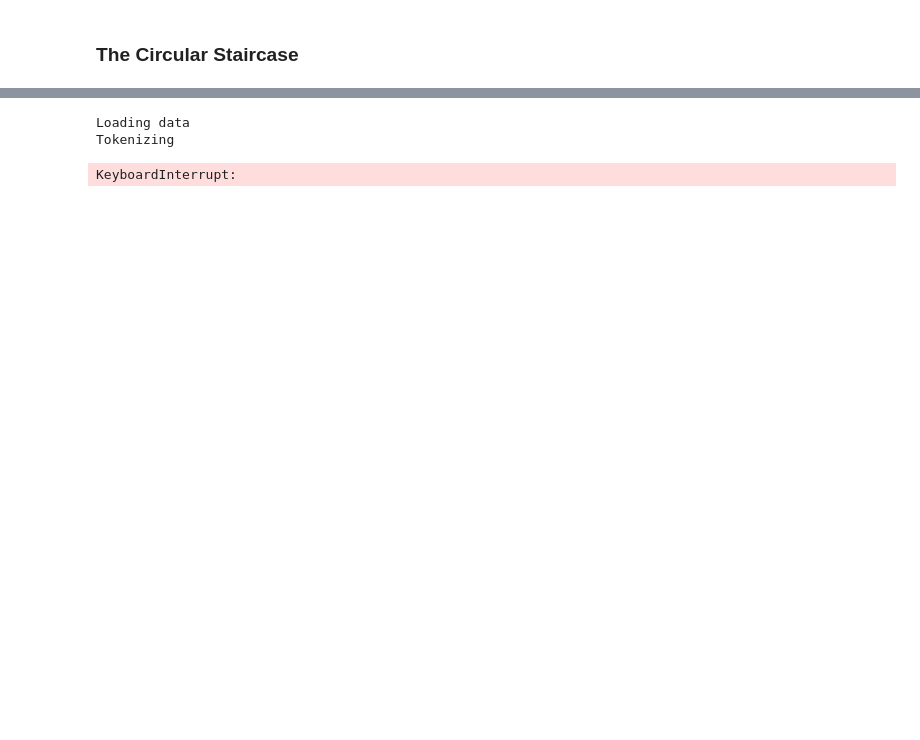
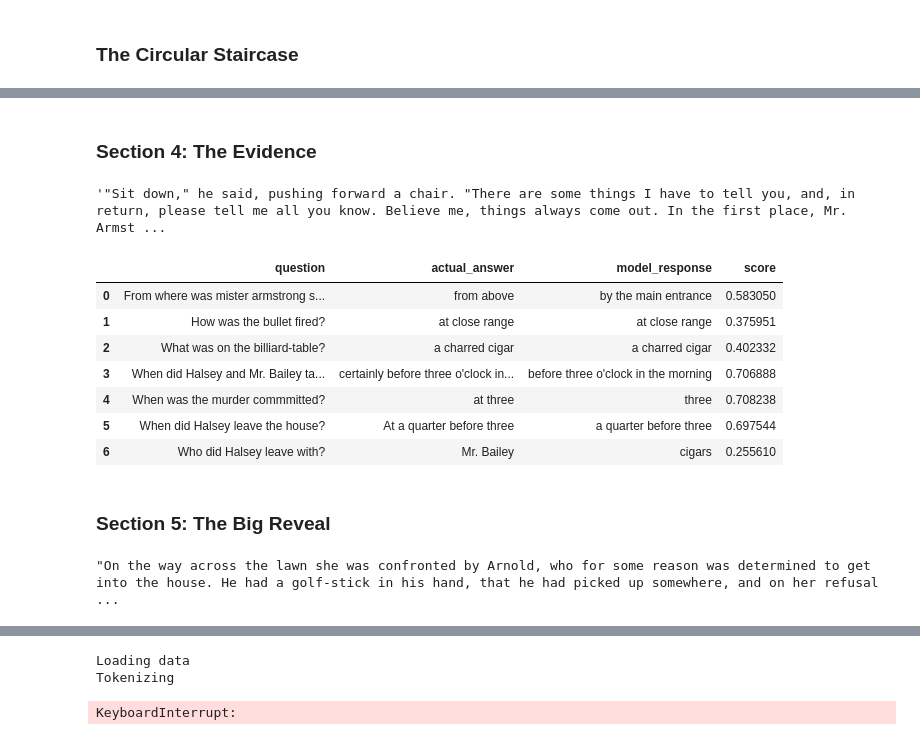
Before and after one commit to NLPaladins/rinehartAnalysis_questionAnswering, a Jupyter notebook: main.ipynb, the cells around one changed output, grey strips where cells are left out. Drawn from its saved outputs; the diff is of its cells as text; code cells hidden in the pictures; blank space fills up the shorter version.

```diff
--- a/main.ipynb
+++ b/main.ipynb
@@ -142,0 +219,24 @@ sentences = book.get_sentences()
+# %% [markdown]
+### Section 4: The Evidence
+# %%
+evidence_context
+# %% [output]
+'"Sit down," he said, pushing forward a chair. "There are some things I have to tell you, and, in return, please tell me all you know. Believe me, things always come out. In the first place, Mr. Armst ...
+# %%
+evidence_df = get_question_df(basic_nlp, evidence_questions, evidence_answers, evidence_context)
+evidence_df
+# %% [output]
+|  | question | actual_answer | model_response | score |
+| 0 | From where was mister armstrong s... | from above | by the main entrance | 0.583050 |
+| 1 | How was the bullet fired? | at close range | at close range | 0.375951 |
+| 2 | What was on the billiard-table? | a charred cigar | a charred cigar | 0.402332 |
+| 3 | When did Halsey and Mr. Bailey ta... | certainly before three o'clock in... | before three o'clock in the morning | 0.706888 |
+| 4 | When was the murder commmitted? | at three | three | 0.708238 |
+| 5 | When did Halsey leave the house? | At a quarter before three | a quarter before three | 0.697544 |
+| 6 | Who did Halsey leave with? | Mr. Bailey | cigars | 0.255610 |
+# %% [markdown]
+### Section 5: The Big Reveal
+# %%
+resolution_context
+# %% [output]
+"On the way across the lawn she was confronted by Arnold, who for some reason was determined to get into the house. He had a golf-stick in his hand, that he had picked up somewhere, and on her refusal ...
```
Also changed, not shown: parts of 39 cells of this notebook.
